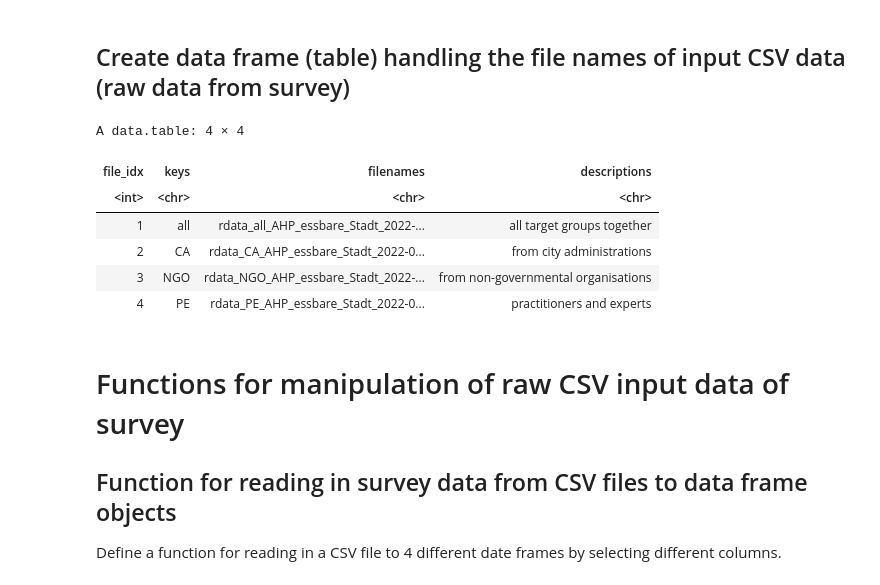
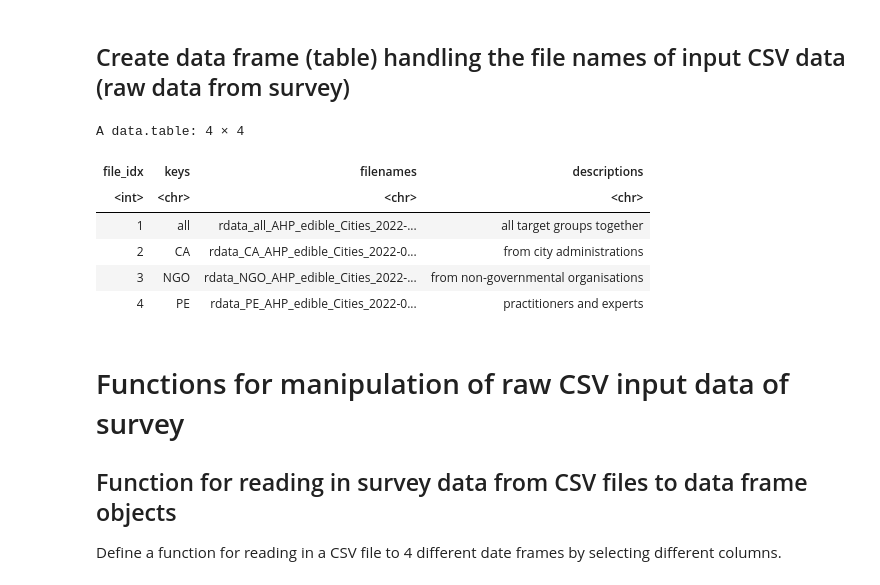
Before and after one commit to urmel79/edible_Cities_AHP_Survey, a Jupyter notebook: manipulate_all_rawCSVinput_for_AHP.ipynb, the cells around one changed output. Cells and saved outputs as stored; diff of their text form; code cells hidden in the pictures.

```diff
--- a/manipulate_all_rawCSVinput_for_AHP.ipynb
+++ b/manipulate_all_rawCSVinput_for_AHP.ipynb
@@ -26,28 +36,28 @@ str_output_path = "./output_data_manipulated"
 # %%
 df_csvInputFiles <- data.table(
   file_idx = 1:4,
   keys = c("all", "CA", "NGO", "PE"),
-  filenames = c("rdata_all_AHP_essbare_Stadt_2022-03-18_09-53.csv",
-                "rdata_CA_AHP_essbare_Stadt_2022-03-18_10-28.csv",
-                "rdata_NGO_AHP_essbare_Stadt_2022-03-18_10-40.csv",
-                "rdata_PE_AHP_essbare_Stadt_2022-03-18_10-41.csv"),
+  filenames = c("rdata_all_AHP_edible_Cities_2022-03-18_09-53.csv",
+                "rdata_CA_AHP_edible_Cities_2022-03-18_10-28.csv",
+                "rdata_NGO_AHP_edible_Cities_2022-03-18_10-40.csv",
+                "rdata_PE_AHP_edible_Cities_2022-03-18_10-41.csv"),
   descriptions = c("all target groups together",
                    "from city administrations",
                    "from non-governmental organisations",
                    "practitioners and experts")
 )
 
 #print(df_csvInputFiles)
 # See first few rows
 head(df_csvInputFiles)
 # %% [output]
 A data.table: 4 × 4
 | file_idx | keys | filenames | descriptions |
 | <int> | <chr> | <chr> | <chr> |
-| 1 | all | rdata_all_AHP_essbare_Stadt_2022-... | all target groups together |
-| 2 | CA | rdata_CA_AHP_essbare_Stadt_2022-0... | from city administrations |
-| 3 | NGO | rdata_NGO_AHP_essbare_Stadt_2022-... | from non-governmental organisations |
-| 4 | PE | rdata_PE_AHP_essbare_Stadt_2022-0... | practitioners and experts |
+| 1 | all | rdata_all_AHP_edible_Cities_2022-... | all target groups together |
+| 2 | CA | rdata_CA_AHP_edible_Cities_2022-0... | from city administrations |
+| 3 | NGO | rdata_NGO_AHP_edible_Cities_2022-... | from non-governmental organisations |
+| 4 | PE | rdata_PE_AHP_edible_Cities_2022-0... | practitioners and experts |
 # %% [markdown]
 # Functions for manipulation of raw CSV input data of survey
 
```
Also changed, not shown: parts of 6 cells of this notebook, 21 other files.
